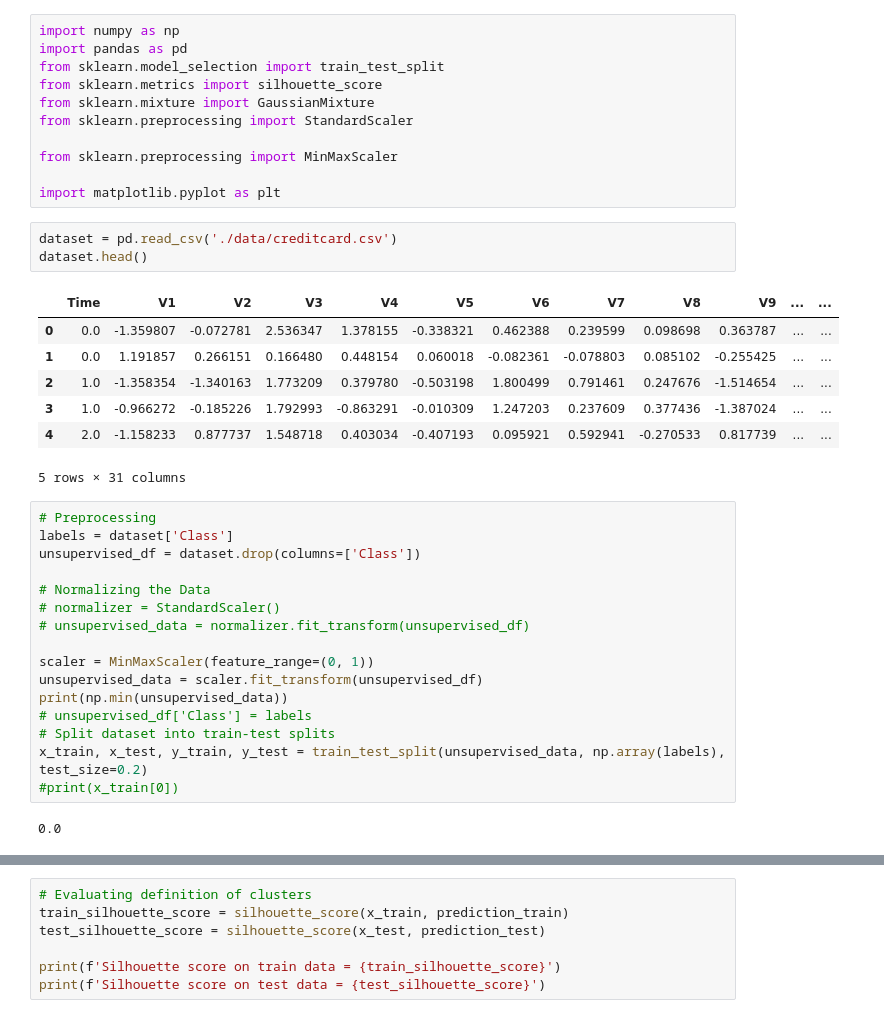
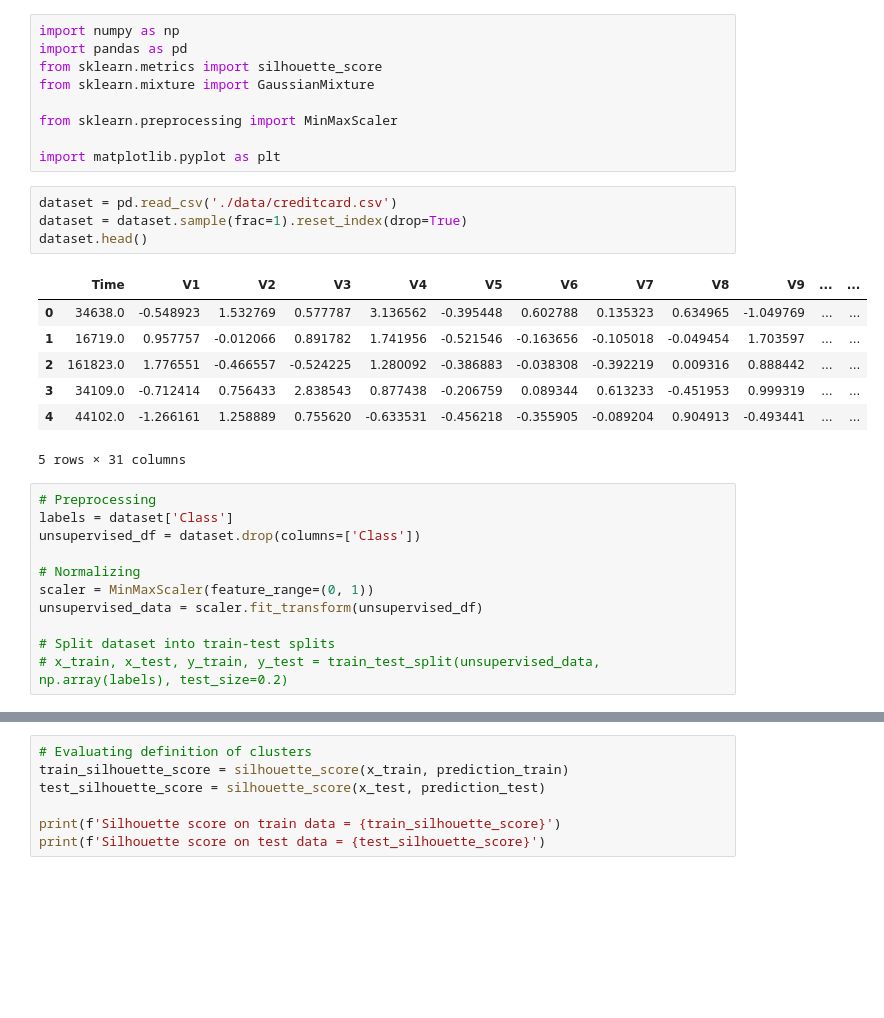
Before and after one commit to sjacob2019/Credit-Card-Fraud-Detection, a Jupyter notebook: gmm_implementation.ipynb, the cells around one changed output, grey strips where cells are left out. Cells and saved outputs as stored; diff of their text form; blank space fills up the shorter version.

```diff
--- a/gmm_implementation.ipynb
+++ b/gmm_implementation.ipynb
@@ -1,40 +1,32 @@
 # %%
 import numpy as np
 import pandas as pd
-from sklearn.model_selection import train_test_split
 from sklearn.metrics import silhouette_score
 from sklearn.mixture import GaussianMixture
-from sklearn.preprocessing import StandardScaler
 
 from sklearn.preprocessing import MinMaxScaler
 
 import matplotlib.pyplot as plt
 # %%
 dataset = pd.read_csv('./data/creditcard.csv')
+dataset = dataset.sample(frac=1).reset_index(drop=True)
 dataset.head()
 # %% [output]
 |  | Time | V1 | V2 | V3 | V4 | V5 | V6 | V7 | V8 | V9 | ... | ... |
-| 0 | 0.0 | -1.359807 | -0.072781 | 2.536347 | 1.378155 | -0.338321 | 0.462388 | 0.239599 | 0.098698 | 0.363787 | ... | ... |
-| 1 | 0.0 | 1.191857 | 0.266151 | 0.166480 | 0.448154 | 0.060018 | -0.082361 | -0.078803 | 0.085102 | -0.255425 | ... | ... |
-| 2 | 1.0 | -1.358354 | -1.340163 | 1.773209 | 0.379780 | -0.503198 | 1.800499 | 0.791461 | 0.247676 | -1.514654 | ... | ... |
-| 3 | 1.0 | -0.966272 | -0.185226 | 1.792993 | -0.863291 | -0.010309 | 1.247203 | 0.237609 | 0.377436 | -1.387024 | ... | ... |
-| 4 | 2.0 | -1.158233 | 0.877737 | 1.548718 | 0.403034 | -0.407193 | 0.095921 | 0.592941 | -0.270533 | 0.817739 | ... | ... |
+| 0 | 34638.0 | -0.548923 | 1.532769 | 0.577787 | 3.136562 | -0.395448 | 0.602788 | 0.135323 | 0.634965 | -1.049769 | ... | ... |
+| 1 | 16719.0 | 0.957757 | -0.012066 | 0.891782 | 1.741956 | -0.521546 | -0.163656 | -0.105018 | -0.049454 | 1.703597 | ... | ... |
+| 2 | 161823.0 | 1.776551 | -0.466557 | -0.524225 | 1.280092 | -0.386883 | -0.038308 | -0.392219 | 0.009316 | 0.888442 | ... | ... |
+| 3 | 34109.0 | -0.712414 | 0.756433 | 2.838543 | 0.877438 | -0.206759 | 0.089344 | 0.613233 | -0.451953 | 0.999319 | ... | ... |
+| 4 | 44102.0 | -1.266161 | 1.258889 | 0.755620 | -0.633531 | -0.456218 | -0.355905 | -0.089204 | 0.904913 | -0.493441 | ... | ... |
 5 rows × 31 columns
 # %%
 # Preprocessing
 labels = dataset['Class']
 unsupervised_df = dataset.drop(columns=['Class'])
 
-# Normalizing the Data
-# normalizer = StandardScaler()
-# unsupervised_data = normalizer.fit_transform(unsupervised_df)
-
+# Normalizing
 scaler = MinMaxScaler(feature_range=(0, 1))
 unsupervised_data = scaler.fit_transform(unsupervised_df)
-print(np.min(unsupervised_data))
-# unsupervised_df['Class'] = labels
+
 # Split dataset into train-test splits
-x_train, x_test, y_train, y_test = train_test_split(unsupervised_data, np.array(labels), test_size=0.2)
-#print(x_train[0])
+# x_train, x_test, y_train, y_test = train_test_split(unsupervised_data, np.array(labels), test_size=0.2)
-# %% [output]
-0.0
```
Also changed, not shown: parts of 3 cells of this notebook, 1 other file.
